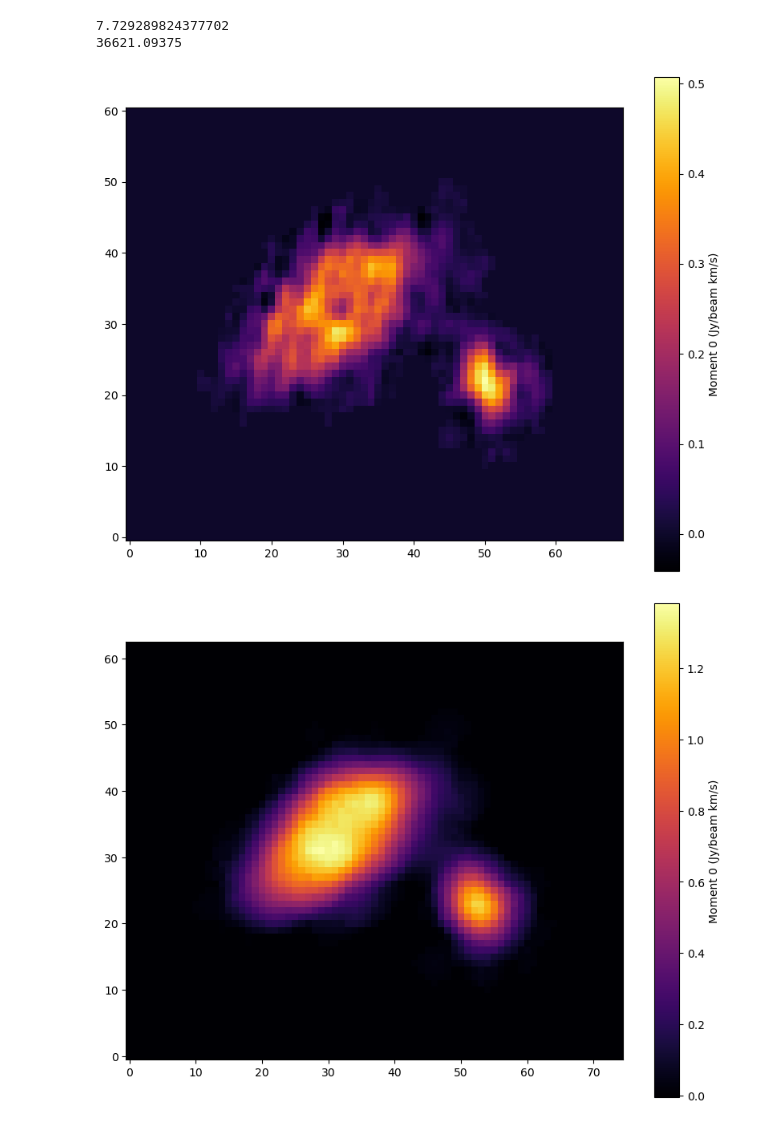
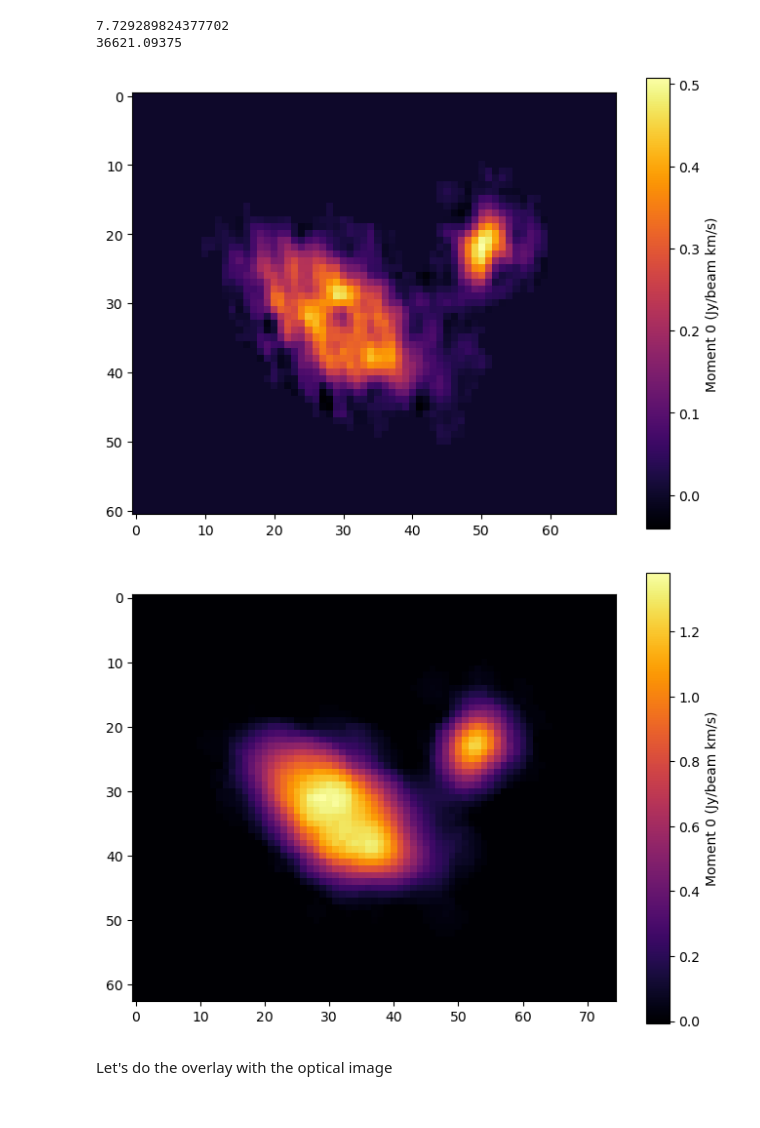
Before and after one commit to AnyelTars/Galaxies-Dynamics-WSRT, a Jupyter notebook: S0121+3848/Galaxy-preview.ipynb, the cells around one changed output. Drawn from its saved outputs; the diff is of its cells as text; code cells hidden in the pictures.

```diff
--- a/S0121+3848/Galaxy-preview.ipynb
+++ b/S0121+3848/Galaxy-preview.ipynb
@@ -79,16 +81,18 @@ print(header['CDELT3'])
 mom0_dat = np.nansum(masked_data,axis=0) * (v[1] - v[0]) # km/s
 mom0_dat_smooth = np.nansum(masked_data_smooth,axis=0) * (v[1] - v[0]) # km/s
 # %%
-plt.figure(figsize=(10, 8))
-plt.imshow(mom0_dat, origin='lower', cmap='inferno')
+plt.figure(figsize=(8, 6))
+plt.imshow(mom0_dat, cmap='inferno')
 plt.colorbar(label='Moment 0 (Jy/beam km/s)')
 plt.show()
 # %% [output]
-[figure, old version]
+[figure, new version]
 # %%
-plt.figure(figsize=(10, 8))
-plt.imshow(mom0_dat_smooth, origin='lower', cmap='inferno')
+plt.figure(figsize=(8, 6))
+plt.imshow(mom0_dat_smooth, cmap='inferno')
 plt.colorbar(label='Moment 0 (Jy/beam km/s)')
 plt.show()
 # %% [output]
-[figure, old version]
+[figure, new version]
+# %% [markdown]
+Let's do the overlay with the optical image
```
Also changed, not shown: parts of 16 cells of this notebook.
